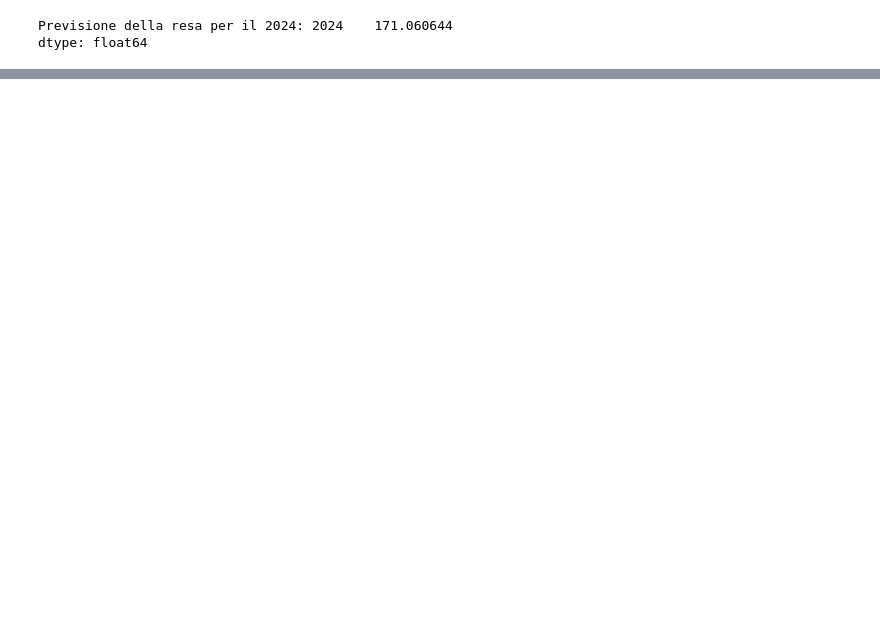
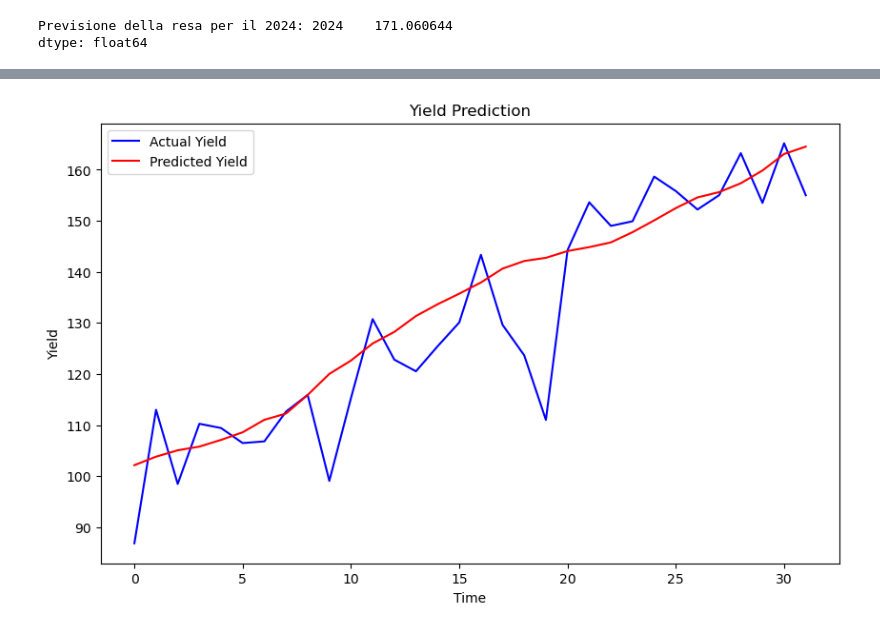
Before and after one commit to AntonioDonnangelo/Predicting-2024-US-Corn-Yield, a Jupyter notebook: Predicting_2024_US_Corn_Yield.ipynb, the cells around one changed output, grey strips where cells are left out. Cells and saved outputs as stored; diff of their text form; code cells hidden in the pictures; blank space fills up the shorter version.

```diff
--- a/Predicting_2024_US_Corn_Yield.ipynb
+++ b/Predicting_2024_US_Corn_Yield.ipynb
@@ -1070,0 +1161,2 @@ year_mean
+# %%
+combined_df.fillna(0, inplace=True)
@@ -1070,0 +1174,18 @@ year_mean
+# %%
+# 4. Create sequences with the new combined data (yield + weather)
+def create_sequences_with_weather(data, window=10):
+    X, y = [], []
+    for i in range(window, len(data)):
+        X.append(data[i-window:i, :])  # Using both yield and weather as features
+        y.append(data[i, 0])  # Target is still yield (Value column)
+    return np.array(X), np.array(y)
+
+window_size = 10
+# Create sequences with the combined data
+X, y = create_sequences_with_weather(scaled_data, window=10)
+X = X.reshape((X.shape[0], X.shape[1], X.shape[2]))  # Ensure proper shape
+
+# Split the data into train and test sets
+train_size = int(len(X) * 0.7)
+X_train, X_test = X[:train_size], X[train_size:]
+y_train, y_test = y[:train_size], y[train_size:]
@@ -1070,0 +1279,22 @@ year_mean
+# %%
+# --- Make predictions on the test set ---
+y_pred = model.predict(X_test)
+
+# Inverse transform the predictions and the true values using the yield scaler
+y_test_inv = scaler_value.inverse_transform(y_test.reshape(-1, 1))  # Inverse transform only the yield data
+y_pred_inv = scaler_value.inverse_transform(y_pred)  # Inverse transform the predictions
+
+# Compute RMSE
+rmse = np.sqrt(mean_squared_error(y_test_inv, y_pred_inv))
+print(f"Test RMSE: {rmse:.2f}")
+
+# --- Plot the results ---
+plt.figure(figsize=(10, 6))
+plt.plot(y_test_inv, color='blue', label='Actual Yield')
+plt.plot(y_pred_inv, color='red', label='Predicted Yield')
+plt.title('Yield Prediction')
+plt.xlabel('Time')
+plt.ylabel('Yield')
+plt.legend()
+plt.show()
+# %% [output]
@@ -1070,0 +1303 @@ year_mean
+[figure, added]
```
Also changed, not shown: parts of 23 cells of this notebook.
